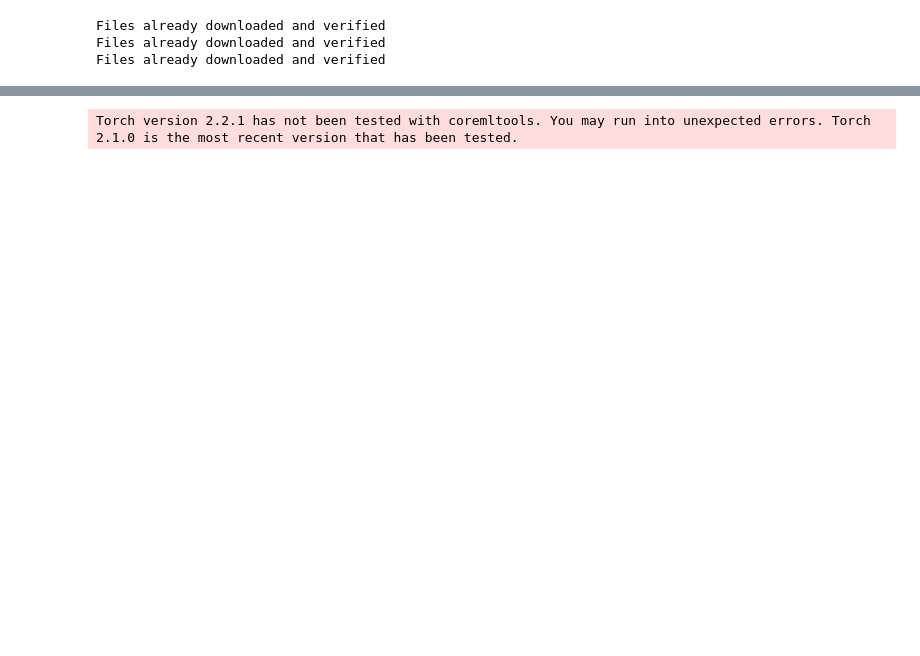
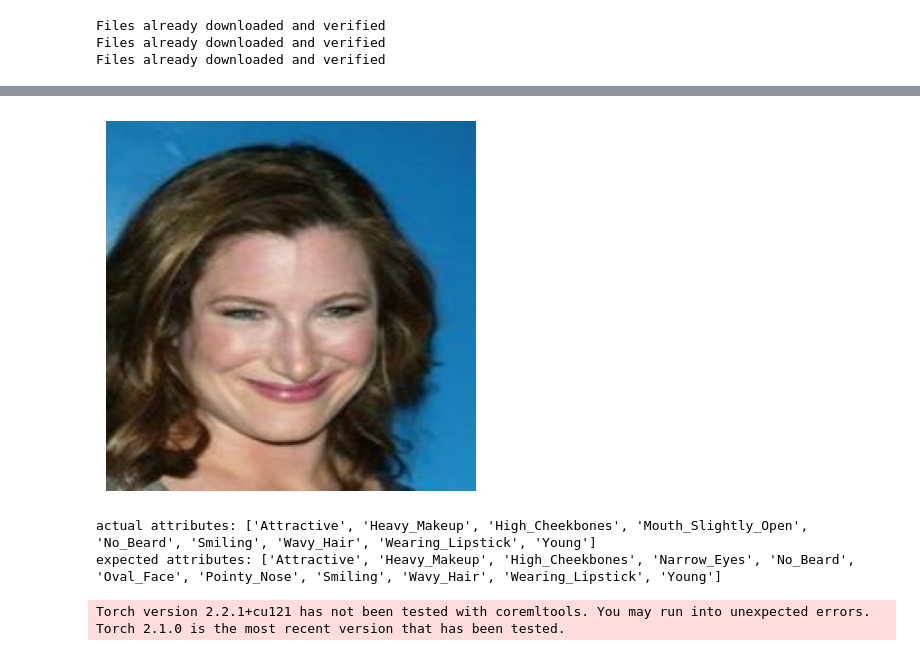
Before and after one commit to Cyanosite/Facial-Attribute-Recognition, a Jupyter notebook: model/solution.ipynb, the cells around one changed output, grey strips where cells are left out. Cells and saved outputs as stored; diff of their text form; code cells hidden in the pictures; blank space fills up the shorter version.

Commit message:
added accuracy output and example output

```diff
--- a/model/solution.ipynb
+++ b/model/solution.ipynb
@@ -81,7 +80,7 @@ device = (
 )
 print(f"Using {device} device")
 
-BATCH_SIZE = 32
+BATCH_SIZE = 64
 
 model = EfficientFormerV3(batch_size=BATCH_SIZE).to(device)
 
@@ -115,17 +114,16 @@ tensor([[0.5074, 0.4895, 0.5046, 0.5000, 0.5009, 0.4978, 0.4892, 0.5035, 0.5073,
        grad_fn=<CatBackward0>)
 # %%
-from torch import nn, optim
+from torch import nn, optim, save, load
 
 loss_fn = nn.BCELoss()
 optimizer = optim.SGD(model.parameters(), lr=0.01)
 
 from torch.utils.data import DataLoader
 
-train_loader = DataLoader(train, batch_size=BATCH_SIZE, shuffle=True)
-valid_loader = DataLoader(valid, batch_size=BATCH_SIZE, shuffle=True)
-test_loader = DataLoader(test, batch_size=BATCH_SIZE, shuffle=True)
+train_loader = DataLoader(train, batch_size=BATCH_SIZE, shuffle=True, drop_last=True)
+valid_loader = DataLoader(valid, batch_size=BATCH_SIZE, shuffle=True, drop_last=True)
 
 from efficientformer_v3 import train_loop, test_loop
-train_loop(train_loader, model, loss_fn, optimizer, device)
-test_loop(valid_loader, model, loss_fn, device)
+train_loop(train_loader, model, loss_fn, optimizer, device, epochs=5)
+save(model.state_dict(), "./data/trained.pth")
 # %% [output]
@@ -135,0 +147,8 @@ KeyboardInterrupt:
+# %%
+model = EfficientFormerV3(batch_size=BATCH_SIZE)
+model.load_state_dict(load("./data/trained.pth"))
+model.to(device)
+
+test_loader = DataLoader(test, batch_size=BATCH_SIZE, shuffle=True, drop_last=True)
+
+test_loop(test_loader, model, loss_fn, device)
@@ -136,6 +158,29 @@ KeyboardInterrupt:
+# %%
+SAMPLE = 456
+
+example = test[SAMPLE][0]
+
+plt.imshow(example.permute(1, 2, 0))
+plt.axis("off")
+plt.show()
+
+output = model.forward(example.unsqueeze(0).to(device))
+new_attributes = ['Attractive', 'Blurry', 'Chubby', 'Heavy_Makeup', 'Male', 'Oval_Face', 'Pale_Skin', 'Smiling', 'Young', 'Bald', 'Bangs', 'Black_Hair', 'Blond_Hair', 'Brown_Hair', 'Gray_Hair', 'Receding_Hairline', 'Straight_Hair', 'Wavy_Hair', 'Wearing_Hat', 'Arched_Eyebrows', 'Bags_Under_Eyes', 'Bushy_Eyebrows', 'Eyeglasses', 'Narrow_Eyes', 'Big_Nose', 'Pointy_Nose', '5_o_Clock_Shadow', 'Big_Lips', 'Double_Chin', 'Goatee', 'Mouth_Slightly_Open', 'Mustache', 'No_Beard', 'Sideburns', 'Wearing_Lipstick', 'High_Cheekbones', 'Rosy_Cheeks', 'Wearing_Earrings', 'Wearing_Necklace', 'Wearing_Necktie']
+actual = sorted((attr for i, attr in enumerate(new_attributes) if output[0][i] > 0.5))
+print(f"actual attributes: {actual}")
+
+attributes = ['5_o_Clock_Shadow', 'Arched_Eyebrows', 'Attractive', 'Bags_Under_Eyes', 'Bald', 'Bangs', 'Big_Lips', 'Big_Nose', 'Black_Hair', 'Blond_Hair', 'Blurry', 'Brown_Hair', 'Bushy_Eyebrows', 'Chubby', 'Double_Chin', 'Eyeglasses', 'Goatee', 'Gray_Hair', 'Heavy_Makeup', 'High_Cheekbones', 'Male', 'Mouth_Slightly_Open', 'Mustache', 'Narrow_Eyes', 'No_Beard', 'Oval_Face', 'Pale_Skin', 'Pointy_Nose', 'Receding_Hairline', 'Rosy_Cheeks', 'Sideburns', 'Smiling', 'Straight_Hair', 'Wavy_Hair', 'Wearing_Earrings', 'Wearing_Hat', 'Wearing_Lipstick', 'Wearing_Necklace', 'Wearing_Necktie', 'Young']
+expected = sorted((attr for i, attr in enumerate(attributes) if test[SAMPLE][1][i] == 1))
+print(f"expected attributes: {expected}")
+# %% [output]
+[figure, added]
+actual attributes: ['Attractive', 'Heavy_Makeup', 'High_Cheekbones', 'Mouth_Slightly_Open', 'No_Beard', 'Smiling', 'Wavy_Hair', 'Wearing_Lipstick', 'Young']
+expected attributes: ['Attractive', 'Heavy_Makeup', 'High_Cheekbones', 'Narrow_Eyes', 'No_Beard', 'Oval_Face', 'Pointy_Nose', 'Smiling', 'Wavy_Hair', 'Wearing_Lipstick', 'Young']
 # %%
 import torch
 import torchvision
+
+example = example.unsqueeze(0).to(device)
 
 @torch.no_grad()
 def trace(model, example):
@@ -158,4 +203,4 @@ model = ct.convert(
 # Save the converted model.
 model.save("newmodel.mlpackage")
 # %% [output]
-Torch version 2.2.1 has not been tested with coremltools. You may run into unexpected errors. Torch 2.1.0 is the most recent version that has been tested.
+Torch version 2.2.1+cu121 has not been tested with coremltools. You may run into unexpected errors. Torch 2.1.0 is the most recent version that has been tested.
```
Also changed, not shown: parts of 5 cells of this notebook.
